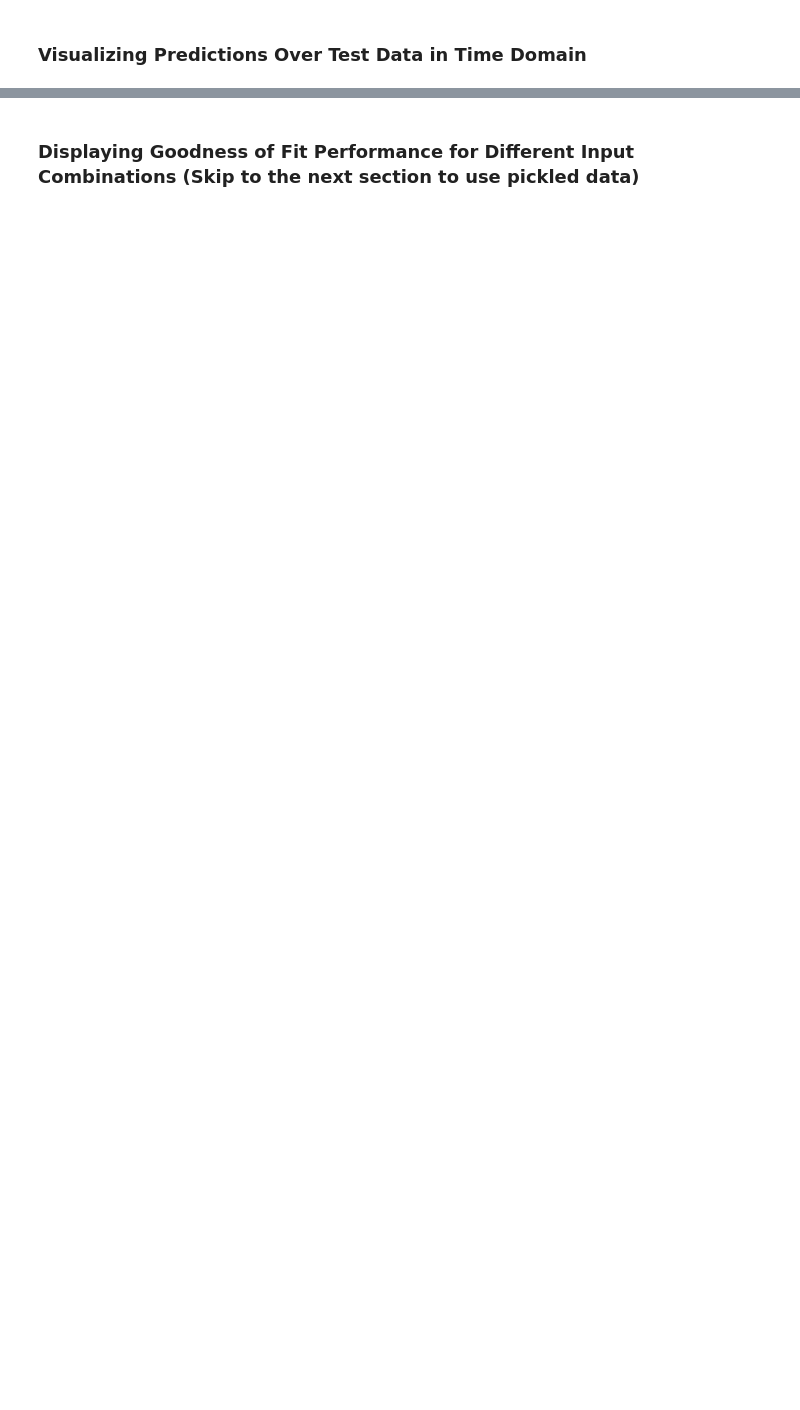
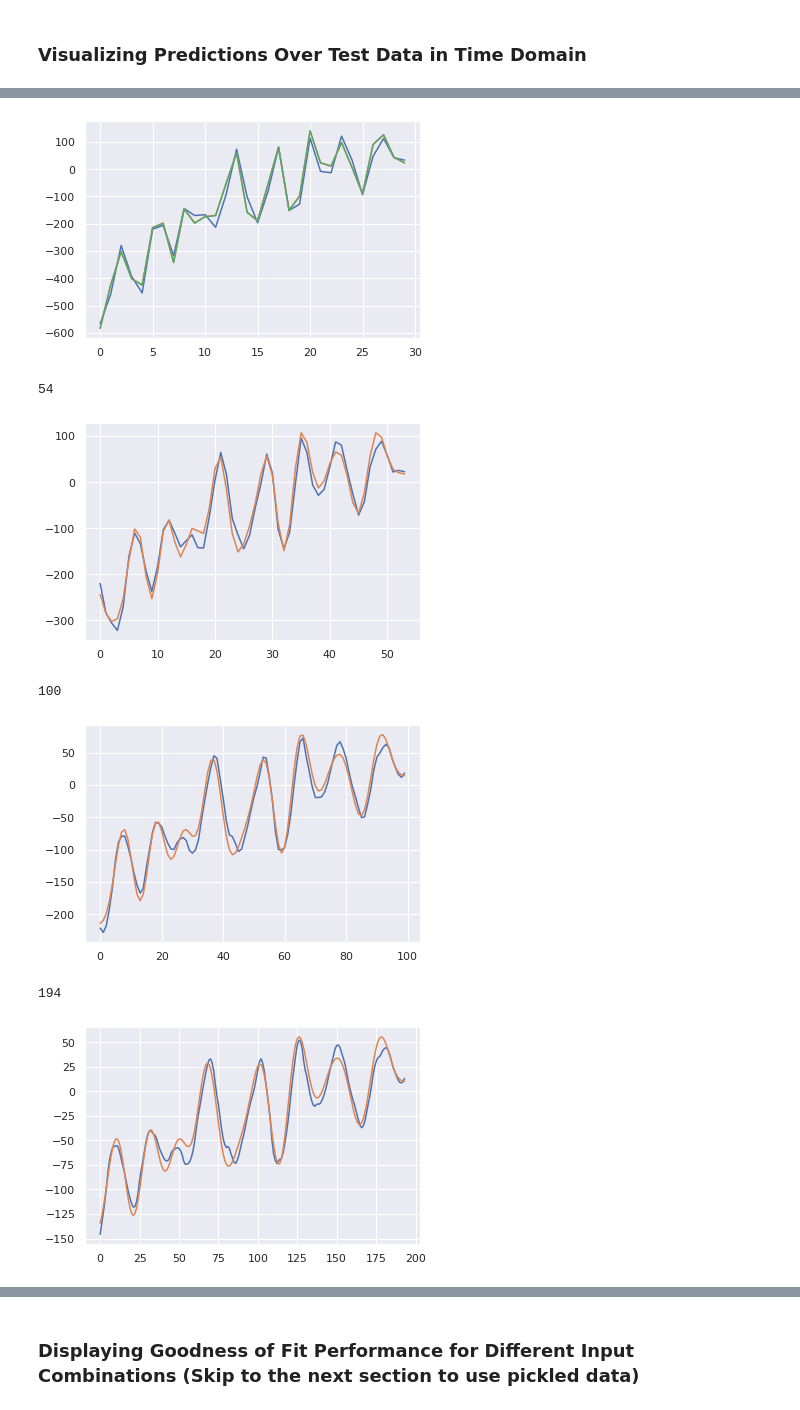
Before and after one commit to andac-demir/HapticsDynamicSystemIdentification, a Jupyter notebook: spectralAnalysis.ipynb, the cells around one changed output, grey strips where cells are left out. Cells and saved outputs as stored; diff of their text form; code cells hidden in the pictures; blank space fills up the shorter version.

```diff
--- a/spectralAnalysis.ipynb
+++ b/spectralAnalysis.ipynb
@@ -977,0 +1329,45 @@ First P (lag order) discrete wavelet coefficients correspond to first 2*(P-3) ti
+# %%
+patient_id = 4
+trial_id = 32
+
+signal = test_data[patient_id][trial_id].iloc[:,0]
+cA3, cD3, cD2, cD1 = pywt.wavedec(signal, 'db4', level=3)
+
+fig, ax = plt.subplots()
+ax.plot(np.arange(30), f_list[modality][patient_id][2][trial_id].iloc[:,0])
+ax.plot(np.arange(30), test_wavelet[patient_id][2][trial_id].iloc[8:38,0])
+ax.plot(np.arange(30), cA3[8:38])
+plt.show()
+
+x = pywt.idwt(f_list[modality][patient_id][2][trial_id].iloc[:,0].values,
+              f_list[modality][patient_id][2][trial_id].iloc[:,1].values, 'db4')
+a = pywt.idwt(cA3, cD3, 'db4')
+print(len(x))
+fig, ax = plt.subplots()
+ax.plot(x)
+ax.plot(a[16:16+len(x)])
+plt.show()
+
+y = pywt.idwt(x[:-1], np.zeros(len(x[:-1])), 'db4') # 1 extra wavelet coeff. in the second resolution level
+b = pywt.idwt(a[:-1], cD2[:], 'db4')
+print(len(y))
+fig, ax = plt.subplots()
+ax.plot(y)
+ax.plot(b[32:32+len(y)])
+plt.show()
+
+z = pywt.idwt(y[:], np.zeros(len(y)), 'db4')
+c = pywt.idwt(b, cD1[:], 'db4')
+print(len(z))
+fig, ax = plt.subplots()
+ax.plot(z)
+ax.plot(c[64:64+len(z)])
+plt.show()
+# %% [output]
+[figure, added]
+54
+[figure, added]
+100
+[figure, added]
+194
+[figure, added]
```
Also changed, not shown: parts of 71 cells of this notebook.
